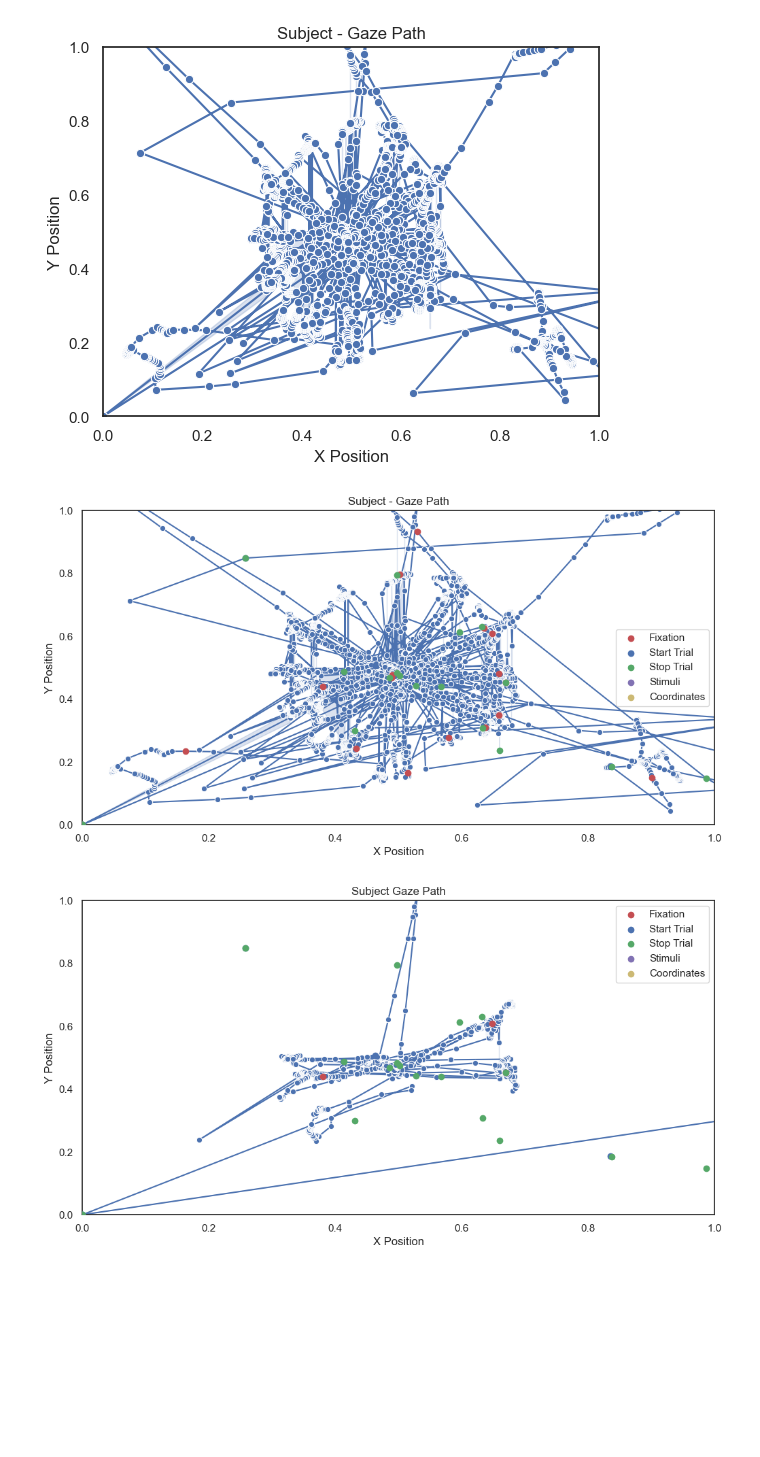
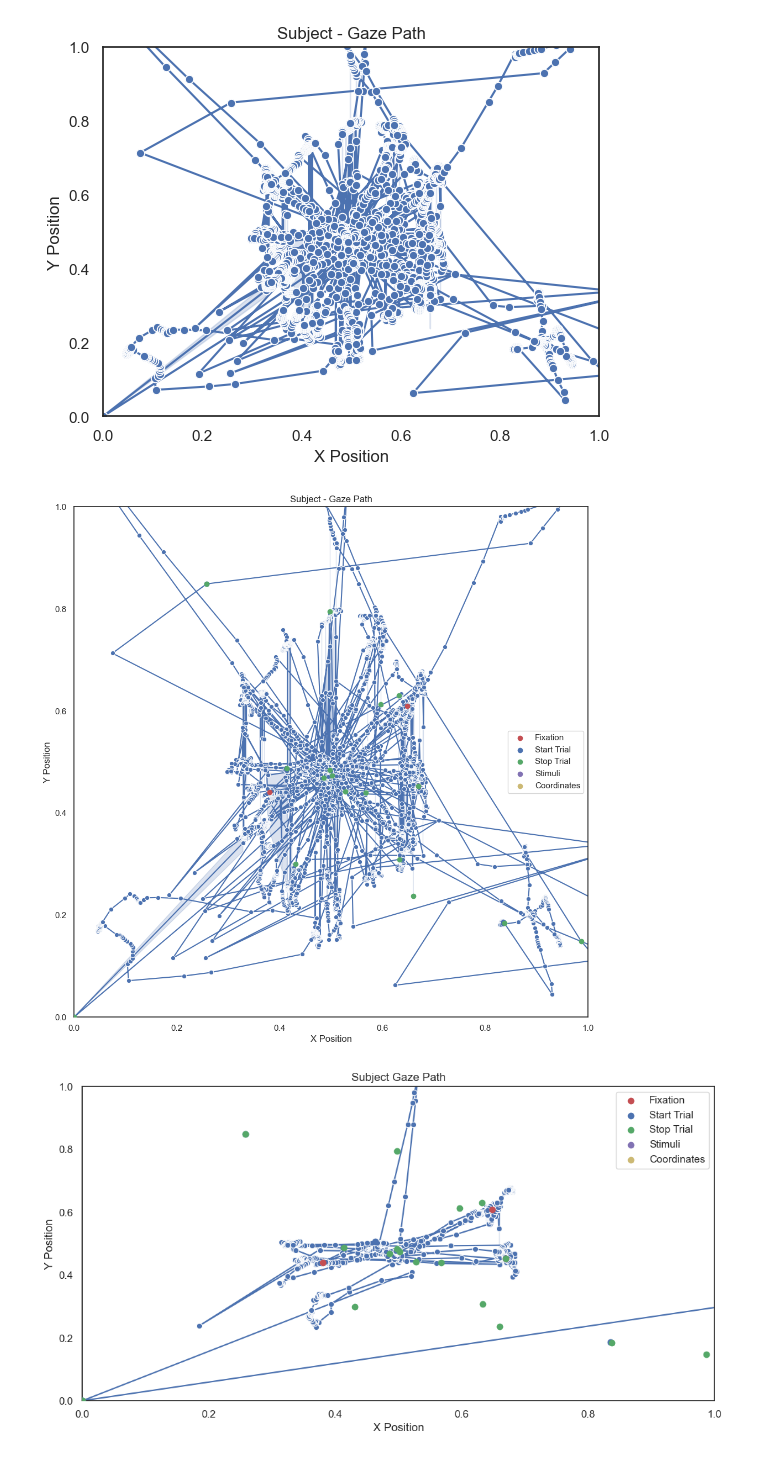
Before and after one commit to MaxBhdt/2024SoSe_EyeTracking, a Jupyter notebook: Lab/Experiment Pilot plot.ipynb, the cells around one changed output. Cells and saved outputs as stored; diff of their text form; code cells hidden in the pictures; blank space fills up the shorter version.

```diff
--- a/Lab/Experiment Pilot plot.ipynb
+++ b/Lab/Experiment Pilot plot.ipynb
@@ -271,26 +254,26 @@ plt.show()
 # %%
 
 
 # **X vs. Y Plot (Gaze Path)**
-plt.figure(figsize=(12, 6))
+plt.figure(figsize=(12, 12))
 sns.lineplot(data=data_tsv, x="FPOGX", y="FPOGY", marker='o', sort=False)
 
 # Add scatter plots for different event types
 plt.scatter(fixation_points["FPOGX"], fixation_points["FPOGY"], color='r', label='Fixation', zorder=5)
 plt.scatter(start_trial_points["FPOGX"], start_trial_points["FPOGY"], color='b', label='Start Trial', zorder=6)
 plt.scatter(stop_trial_points["FPOGX"], stop_trial_points["FPOGY"], color='g', label='Stop Trial', zorder=7)
 plt.scatter(stimuli_points["FPOGX"], stimuli_points["FPOGY"], color='m', label='Stimuli', zorder=8)
 plt.scatter(coordinates_points["FPOGX"], coordinates_points["FPOGY"], color='y', label='Coordinates', zorder=9)
 
 plt.title(f"Subject - Gaze Path")
 plt.xlabel("X Position")
 plt.ylabel("Y Position")
 plt.xlim(0, 1)
 plt.ylim(0, 1)
 plt.legend()
 plt.show()
 # %% [output]
-[figure, old version]
+[figure, new version]
 # %%
 # Filter the data_tsv for the specified time range
 filtered_data = data_tsv[(data_tsv['TIME'] >= 3550) & (data_tsv['TIME'] <= 3600)]
```
Also changed, not shown: parts of 1 cell of this notebook.
